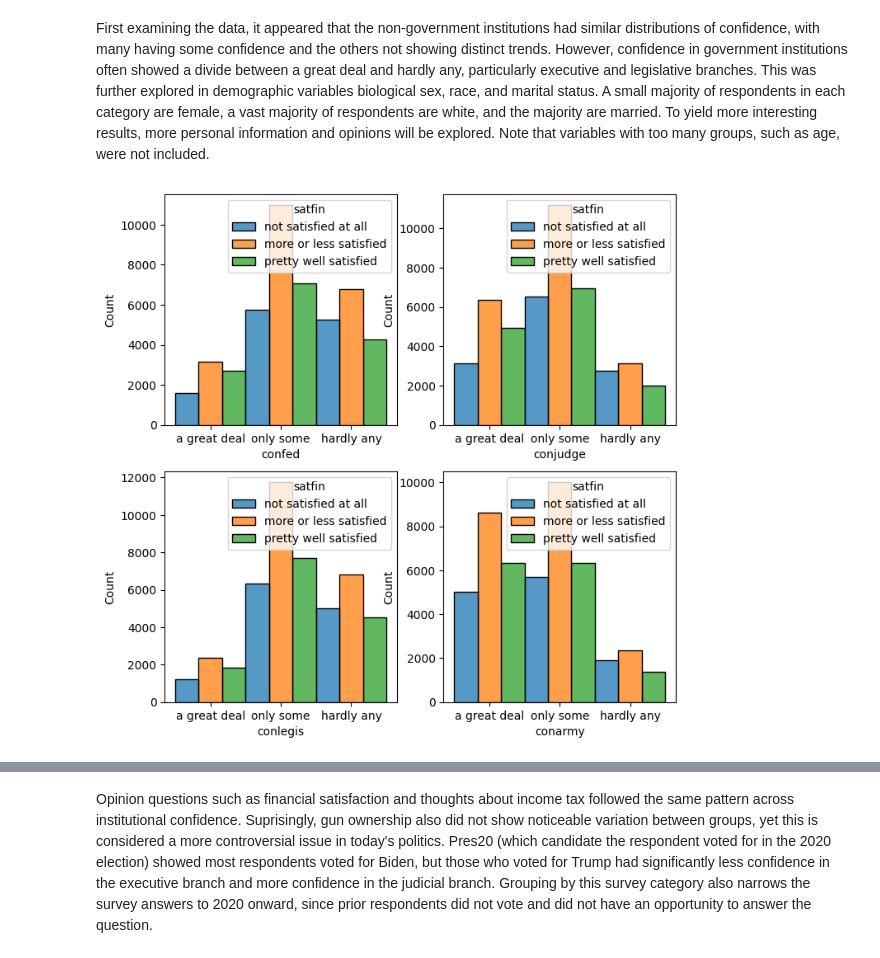
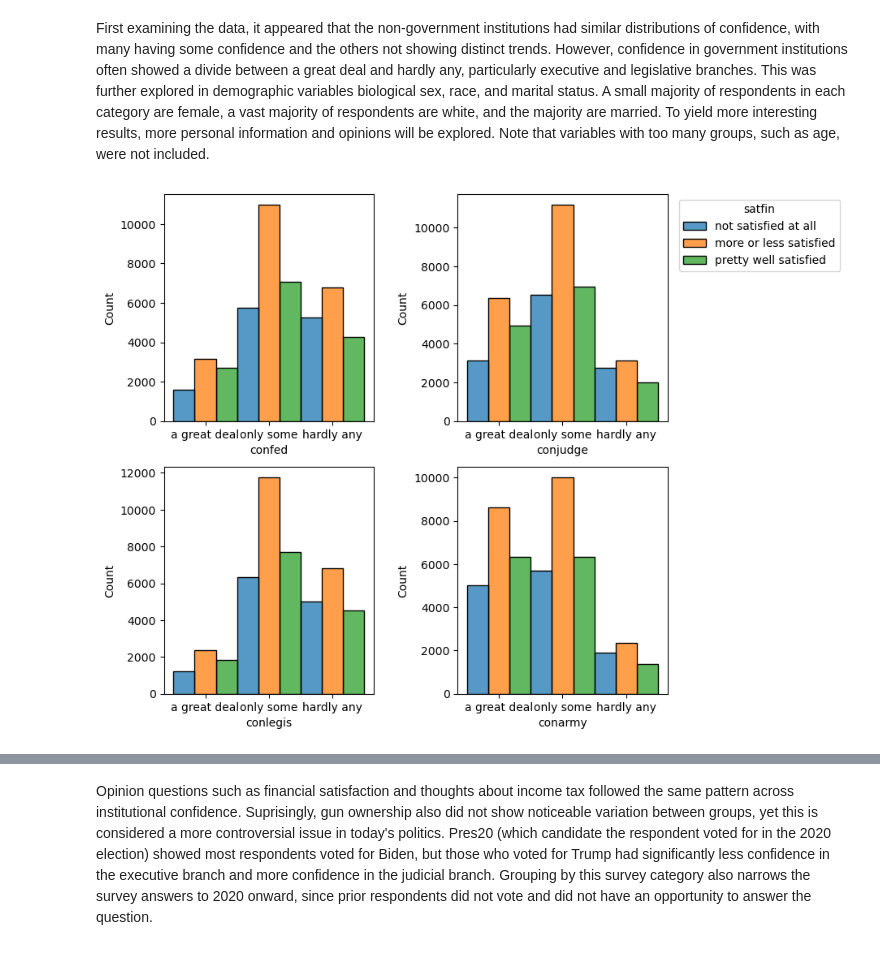
Before and after one commit to kaykizzzle/ML-project-1, a Jupyter notebook: GSS Project Code.ipynb, the cells around one changed output, grey strips where cells are left out. Cells and saved outputs as stored; diff of their text form; code cells hidden in the pictures.

```diff
--- a/GSS Project Code.ipynb
+++ b/GSS Project Code.ipynb
@@ -91,4 +77,6 @@ import pandas as pd
 df = pd.read_csv('selected_gss_data.csv',low_memory=False)
 
 # List of variables
-var_list = ['year','occ10','marital','martype','age','educ','major1','sex','race','satfin','pres20','eqwlth','tax','relig','confinan','conbus','conclerg','coneduc','confed','conlabor','conpress','conmedic','conjudge','consci','conlegis','conarmy','conpharvac','fepol','owngun','helpnot','hlthdep','hlthconf','sexfreq','childs','helpful']
+var_list = ['year','occ10','marital','martype','age','educ','major1','sex','race','satfin','pres20','eqwlth','tax','relig',
+            'confinan','conbus','conclerg','coneduc','confed','conlabor','conpress','conmedic','conjudge','consci','conlegis',
+            'conarmy','conpharvac','fepol','owngun','helpnot','hlthdep','hlthconf','sexfreq','childs','helpful']
@@ -224,16 +238,23 @@ First examining the data, it appeared that the non-government institutions had s
 # %%
 # Compared to financial satisfaction.
 
 fig, axs = plt.subplots(2, 2, figsize=(8,8))
 
-sns.histplot(data=df, x='confed', hue='satfin', multiple='dodge', ax=axs[0, 0])
-sns.histplot(data=df, x='conjudge', hue='satfin', multiple='dodge', ax=axs[0, 1])
-sns.histplot(data=df, x='conlegis', hue='satfin', multiple='dodge', ax=axs[1, 0])
-sns.histplot(data=df, x='conarmy', hue='satfin', multiple='dodge', ax=axs[1, 1])
+f1 = sns.histplot(data=df, x='confed', hue='satfin', multiple='dodge', ax=axs[0, 0])
+f2 = sns.histplot(data=df, x='conjudge', hue='satfin', multiple='dodge', ax=axs[0, 1])
+f3 = sns.histplot(data=df, x='conlegis', hue='satfin', multiple='dodge', ax=axs[1, 0])
+f4 = sns.histplot(data=df, x='conarmy', hue='satfin', multiple='dodge', ax=axs[1, 1])
 
+sns.move_legend(f1, "upper right", bbox_to_anchor=(3.25, 1))
+f2.get_legend().remove()
+f3.get_legend().remove()
+f4.get_legend().remove()
+
+plt.subplots_adjust(wspace = 0.4)
+plt.subplots_adjust(hspace = 0.2)
 plt.show()
 # %% [output]
-[figure, old version]
+[figure, new version]
 # %%
 # Compared to 2020 presidential election vote (most interesting by far!)
 
```
Also changed, not shown: parts of 23 cells of this notebook.
